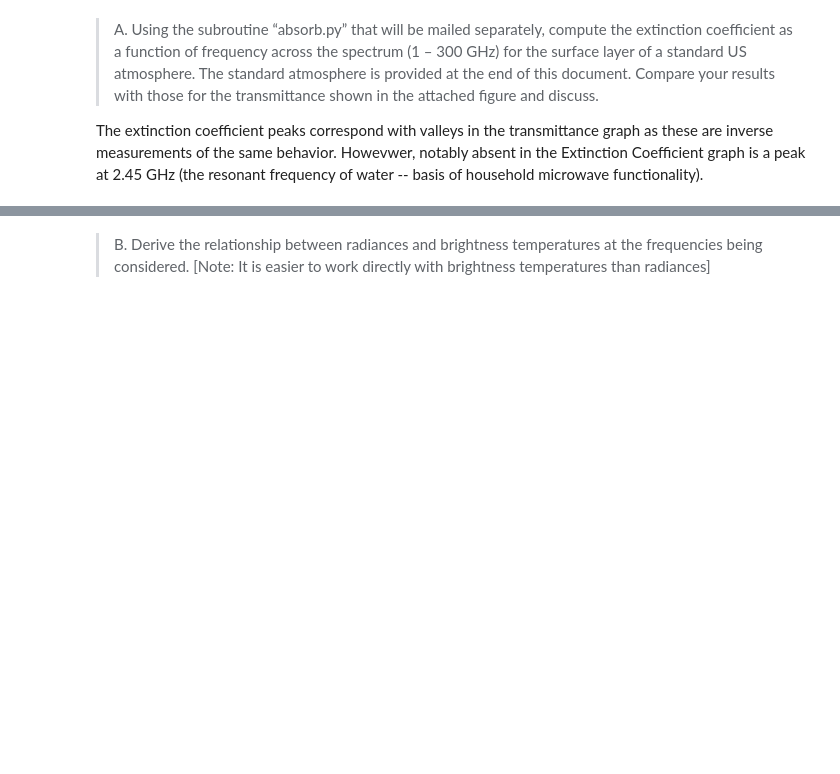
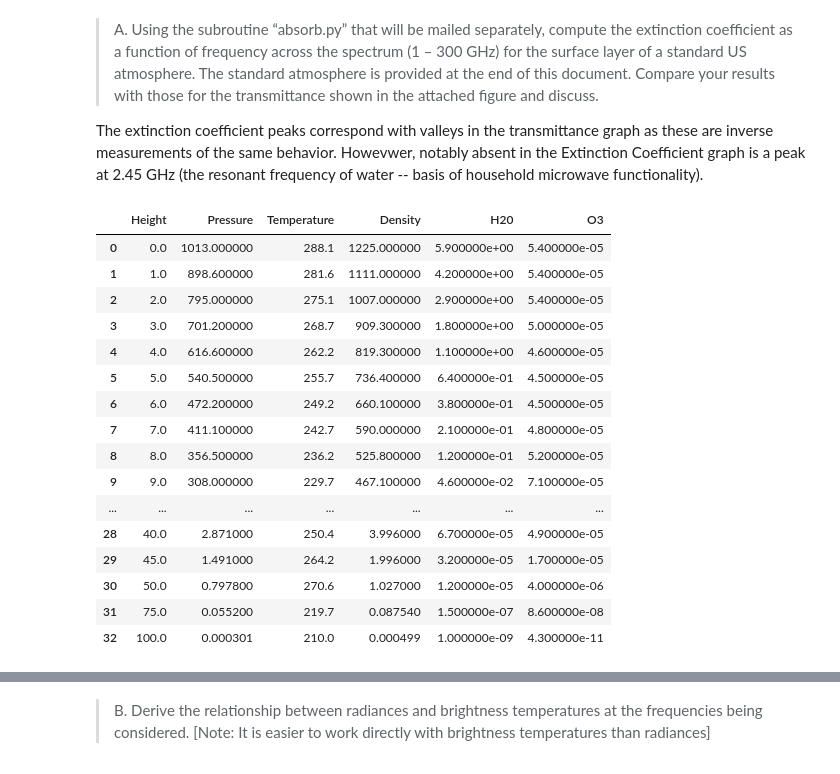
Before and after one commit to meghanstell/SynopticFinalProject, a Jupyter notebook: RadiationProject1_MStell.ipynb, the cells around one changed output, grey strips where cells are left out. Saved outputs shown, nothing was run; the diff lists cells and outputs as text; code cells hidden in the pictures; blank space fills up the shorter version.

```diff
--- a/RadiationProject1_MStell.ipynb
+++ b/RadiationProject1_MStell.ipynb
@@ -338,5 +339,26 @@ import matplotlib.pyplot as plt
 mpl.rcParams['mathtext.fontset'] = 'stix'
 mpl.rcParams['font.family'] = 'STIXGeneral'
+# %%
+atmos_df=pd.read_csv('us_std_atmosphere.csv')
+atmos_df
+# %% [output]
+|  | Height | Pressure | Temperature | Density | H20 | O3 |
+| 0 | 0.0 | 1013.000000 | 288.1 | 1225.000000 | 5.900000e+00 | 5.400000e-05 |
+| 1 | 1.0 | 898.600000 | 281.6 | 1111.000000 | 4.200000e+00 | 5.400000e-05 |
+| 2 | 2.0 | 795.000000 | 275.1 | 1007.000000 | 2.900000e+00 | 5.400000e-05 |
+| 3 | 3.0 | 701.200000 | 268.7 | 909.300000 | 1.800000e+00 | 5.000000e-05 |
+| 4 | 4.0 | 616.600000 | 262.2 | 819.300000 | 1.100000e+00 | 4.600000e-05 |
+| 5 | 5.0 | 540.500000 | 255.7 | 736.400000 | 6.400000e-01 | 4.500000e-05 |
+| 6 | 6.0 | 472.200000 | 249.2 | 660.100000 | 3.800000e-01 | 4.500000e-05 |
+| 7 | 7.0 | 411.100000 | 242.7 | 590.000000 | 2.100000e-01 | 4.800000e-05 |
+| 8 | 8.0 | 356.500000 | 236.2 | 525.800000 | 1.200000e-01 | 5.200000e-05 |
+| 9 | 9.0 | 308.000000 | 229.7 | 467.100000 | 4.600000e-02 | 7.100000e-05 |
+| ... | ... | ... | ... | ... | ... | ... |
+| 28 | 40.0 | 2.871000 | 250.4 | 3.996000 | 6.700000e-05 | 4.900000e-05 |
+| 29 | 45.0 | 1.491000 | 264.2 | 1.996000 | 3.200000e-05 | 1.700000e-05 |
+| 30 | 50.0 | 0.797800 | 270.6 | 1.027000 | 1.200000e-05 | 4.000000e-06 |
+| 31 | 75.0 | 0.055200 | 219.7 | 0.087540 | 1.500000e-07 | 8.600000e-08 |
+| 32 | 100.0 | 0.000301 | 210.0 | 0.000499 | 1.000000e-09 | 4.300000e-11 |
 # %%
 # def _absorb_all(freqy, temp, pres, vapor_pres, clw):
     # """
```
Also changed, not shown: parts of 5 cells of this notebook, 1 other file.
